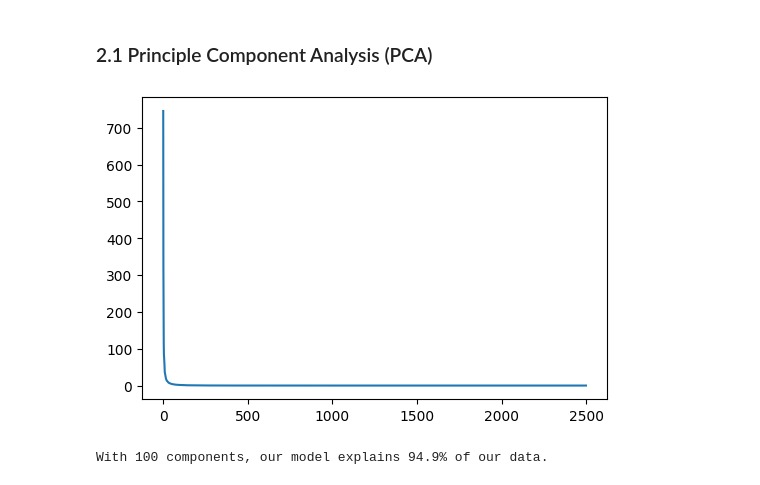
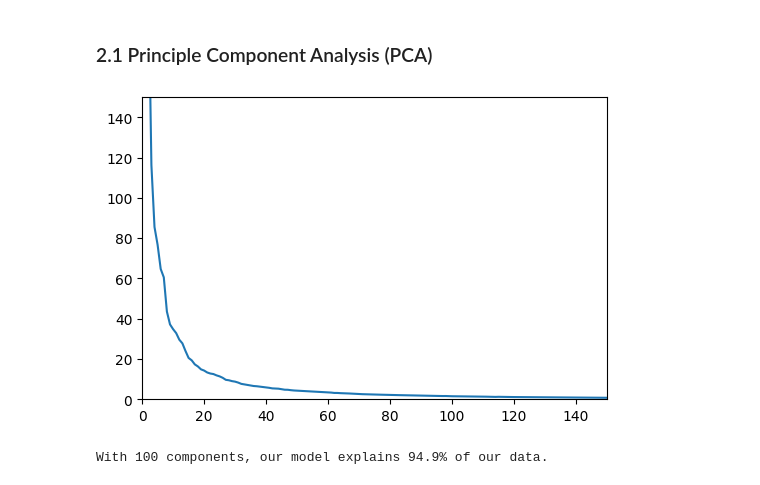
Before and after one commit to gulmert89/bootcamp_files, a Jupyter notebook: project4.ipynb, the cells around one changed output. Drawn from its saved outputs; the diff is of its cells as text; code cells hidden in the pictures.

```diff
--- a/project4.ipynb
+++ b/project4.ipynb
@@ -60,7 +68,7 @@ indices = np.random.choice(50000,2500)
 
 # To make things faster, numpy arrays were formed
 # They will be concatenated later on a DataFrame
-image_array = np.empty(shape=(2500,2500), dtype="uint8")
+image_array = np.empty(shape=(2500,2500), dtype="uint8")    ## u can make these simpler
 label_array = np.empty(shape=(2500,1), dtype="object")
 name_array = np.empty(shape=(2500,1), dtype="object")
 
@@ -74,9 +82,9 @@ for num, indx in enumerate(indices):
     name_array[num] = str(indx) + ".png"
 
 # summon a DataFrame to work on them easier
-train_df = pd.DataFrame(np.concatenate([image_array, label_array, name_array], axis=1))
+train_df = pd.DataFrame(image_array)
+train_df["Label"] = label_array
+train_df["Img Name"] = name_array
 # change the last columns names
 train_df = train_df.rename(columns={2501:"Img Name", 2500:"Label"})
-# change the data type from 'object' to 'uint8' for the rest
-#train_df.iloc[:, :-2] = train_df.iloc[:, :-2].astype("uint8")
 # %% [output]
@@ -129,14 +137,16 @@ X_std = scaler.fit_transform(X)
 # %%
 # we'll see the variation distribution through the eigenvalues
 X_std_T = X_std.T
 C_X = np.cov(X_std_T)
 eig_val_cov, eig_vec_cov = np.linalg.eig(C_X)
 
 plt.figure(dpi=100)
 plt.plot(eig_val_cov)
+plt.xlim(0,150)
+plt.ylim(0,150)
 plt.show()
 # %% [output]
-[figure, old version]
+[figure, new version]
 # %%
 # let's take 100 components on our PCA model
 pca_model = PCA(n_components=100)
```
Also changed, not shown: parts of 10 cells of this notebook.
